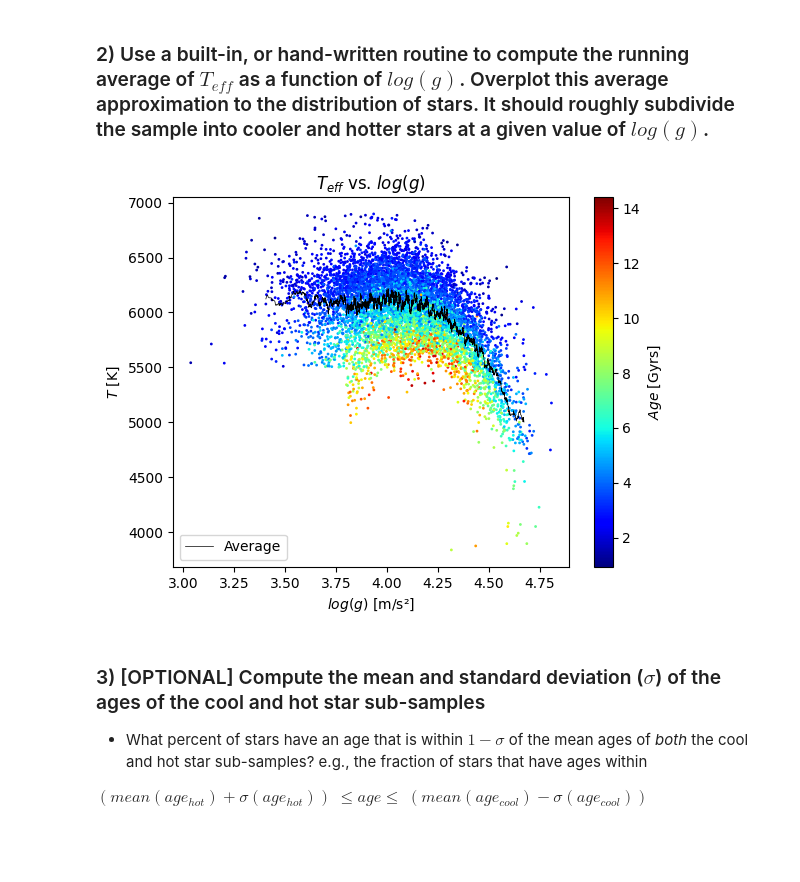
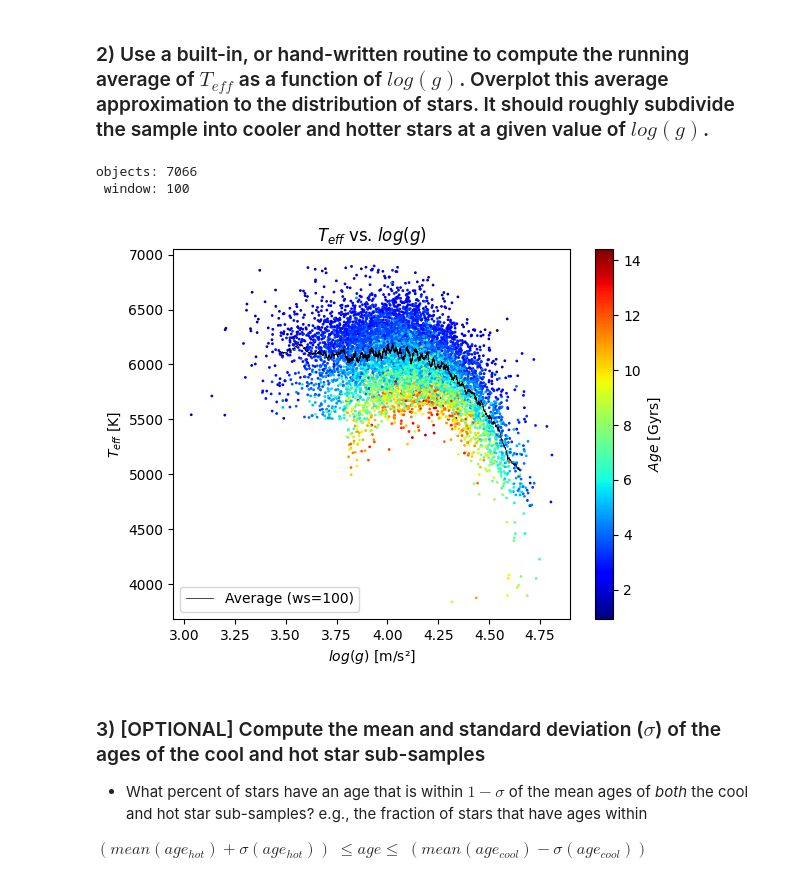
Before and after one commit to ThomasSchallar/NUM, a Jupyter notebook: Exercise Sheet 2.ipynb, the cells around one changed output. Cells and saved outputs as stored; diff of their text form; code cells hidden in the pictures; blank space fills up the shorter version.

```diff
--- a/Exercise Sheet 2.ipynb
+++ b/Exercise Sheet 2.ipynb
@@ -78,38 +78,45 @@ plt.show()
 # %% [markdown]
 ### 2) Use a built-in, or hand-written routine to compute the running average of $T_{eff}$ as a function of $log(g)$.  Overplot this average approximation to the distribution of stars.  It should roughly subdivide the sample into cooler and hotter stars at a given value of $log(g)$.
 # %%
-
 def movingAverage( data, winsize ):
   ma= []
   for i in range( 0, len( data ) ):
     win_start= int( i - winsize / 2 )
     win_end= win_start + winsize
     if win_start >= 0 and win_end < len( data ):
       window= data[win_start:win_end]
       ma.append( sum( window ) / winsize )
     else:
       ma.append( None )
   return ma
 
 
 plt.figure()
 sc= plt.scatter( logg, teff, s=1, c=age, cmap='jet' )
 cbar= plt.colorbar( sc )
 cbar.set_label( '$Age$ [Gyrs]' )
 plt.title( '$T_{eff}$ vs. $log(g)$' )
 plt.xlabel( '$log(g)$ [m/s²]' )
-plt.ylabel( '$T$ [K]' )
+plt.ylabel( '$T_{eff}$ [K]' )
+
+objects= len( logg )
+window= int( objects / 100 )
+window= 100
+print( f'objects: {objects}' )
+print( f' window: {window}' )
 
 ids= np.argsort( logg )
 teff_sorted= teff[ids]
 logg_sorted= logg[ids]
-ma= movingAverage( teff_sorted, 50 )
-plt.plot( logg_sorted, ma, color='black', linewidth=0.5, label='Average' )
+ma= movingAverage( teff_sorted, window )
+plt.plot( logg_sorted, ma, color='black', linewidth=0.5, label=f'Average (ws={window})' )
 plt.legend( loc='lower left' )
 
 plt.show()
 # %% [output]
+objects: 7066
+ window: 100
-[figure, old version]
+[figure, new version]
 # %% [markdown]
 ### 3) [OPTIONAL]  Compute the mean and standard deviation ($\sigma$) of the ages of the cool and hot star sub-samples
 
```
Also changed, not shown: parts of 4 cells of this notebook.
